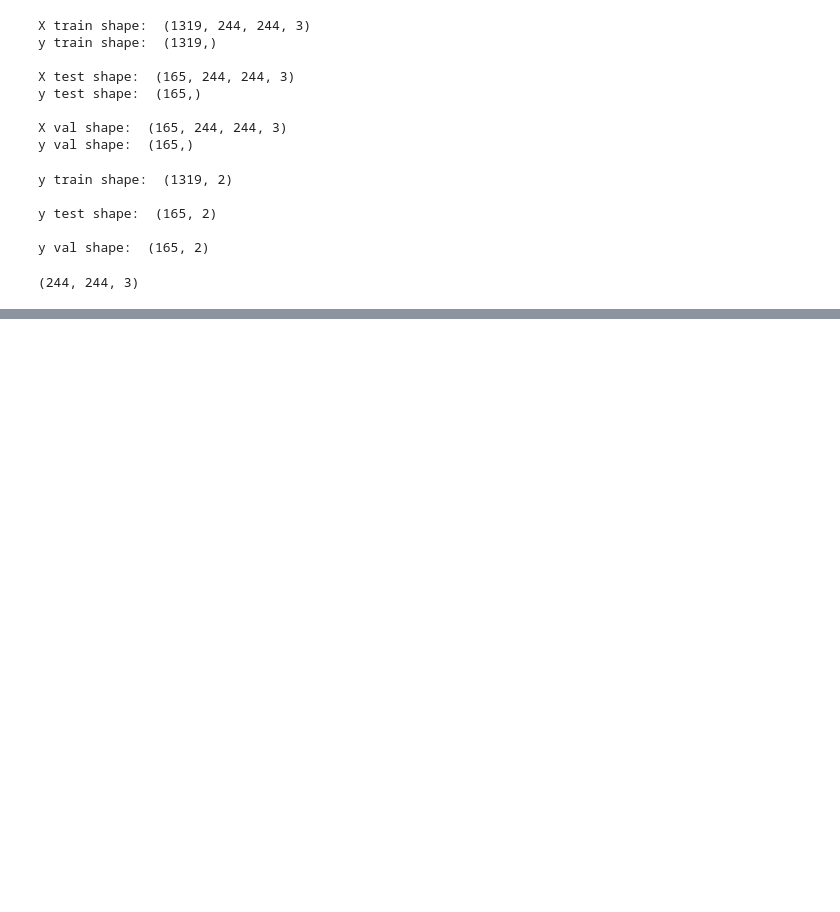
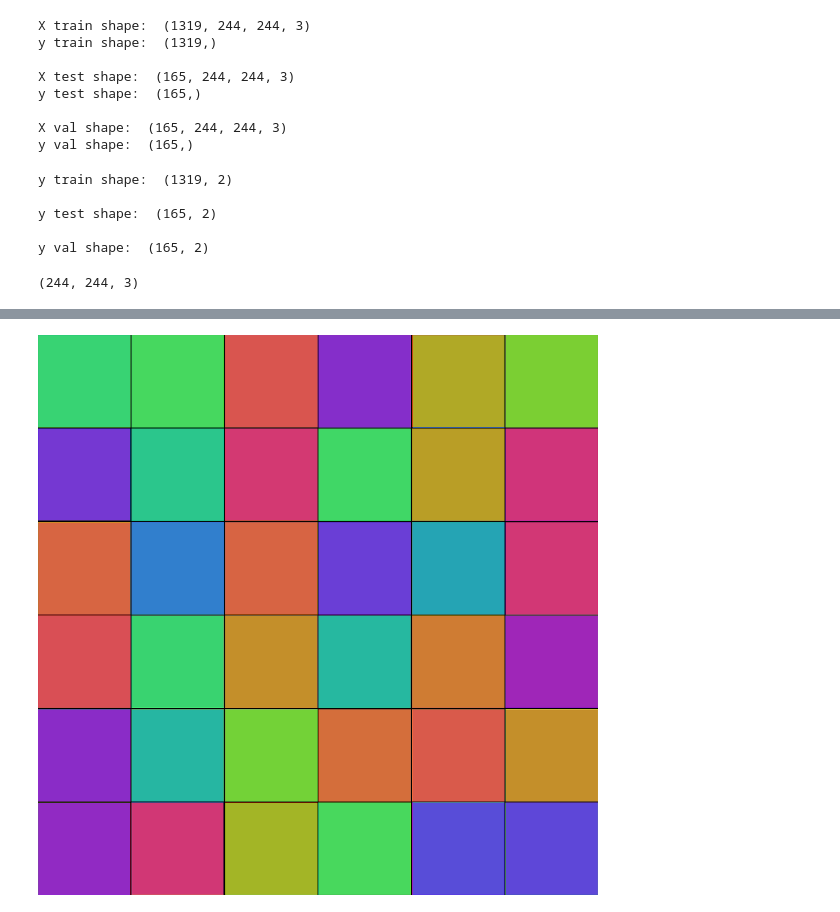
Before and after one commit to matf-ml/ml12-signature-validity-clf, a Jupyter notebook: 01 - Forgery exposure - NTL.ipynb, the cells around one changed output, grey strips where cells are left out. Saved outputs shown, nothing was run; the diff lists cells and outputs as text; code cells hidden in the pictures; blank space fills up the shorter version.

```diff
--- a/01 - Forgery exposure - NTL.ipynb
+++ b/01 - Forgery exposure - NTL.ipynb
@@ -454,0 +719,8 @@ Test FRR 0.13157894736842105
+# %%
+im1 = cv2.imread("/content/model_conv2d_3_6x6.png")
+im1 = np.array(im1)
+im1 = cv2.resize(im1, (round(im1.shape[0]*0.3), round(im1.shape[1]*0.3)))
+# %%
+cv2_imshow(im1)
+# %% [output]
+[figure, added]
```
Also changed, not shown: parts of 40 cells of this notebook, 1 other file.
